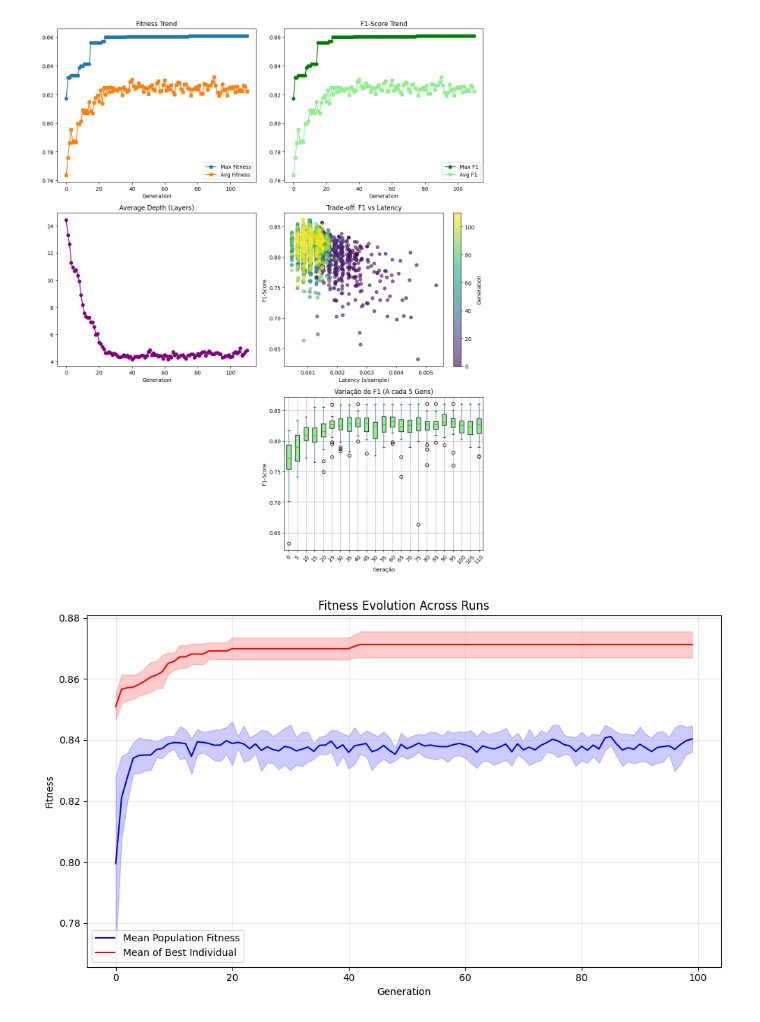
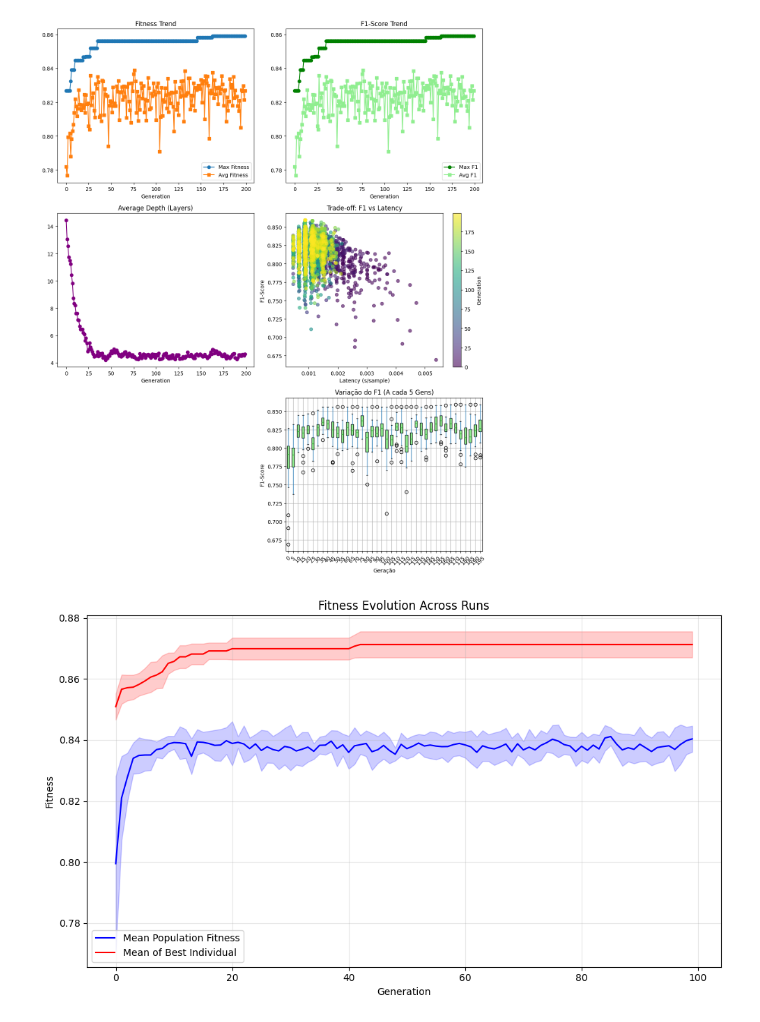
Before and after one commit to filipeobrist/LLM_Evolution, a Jupyter notebook: src/code/plot_results.ipynb, the cells around one changed output. Saved outputs shown, nothing was run; the diff lists cells and outputs as text; code cells hidden in the pictures.

Commit message:
Saving Results From run of 300 steps

```diff
--- a/src/code/plot_results.ipynb
+++ b/src/code/plot_results.ipynb
@@ -5,7 +5,7 @@ import numpy as np
 # %%
 
 # Carregar os dados
-df = pd.read_csv('results_run_1_seed_42_200_steps.csv')
+df = pd.read_csv('results_run_1_seed_42_300_steps.csv')
 
 # Agregação por geração
 gen_agg = df.groupby('generation').agg({
@@ -43,34 +43,34 @@ plt.xlabel('Generation')
 # 4. Trade-off F1 vs Latency
 plt.subplot(3, 2, 4)
 scatter = plt.scatter(df['latency'], df['f1'], c=df['generation'], cmap='viridis', alpha=0.6)
 plt.colorbar(scatter, label='Generation')
 plt.title('Trade-off: F1 vs Latency')
 plt.xlabel('Latency (s/sample)')
 plt.ylabel('F1-Score')
 
 # 5. Evolução da Variância do F1
 plt.subplot(3, 2, 6)
 
 # Filtramos o DataFrame: gerações onde o resto da divisão por 5 é zero
 df_filtered = df[df['generation'] % 5 == 0]
 
 # Usamos o boxplot do pandas agrupando por geração
 df_filtered.boxplot(column='f1', by='generation', ax=plt.gca(),
                     patch_artist=True,
                     boxprops=dict(facecolor='lightgreen', color='black'))
 
 plt.title('Variação do F1 (A cada 5 Gens)')
 plt.suptitle('') # Remove o título automático chato do pandas
 plt.xlabel('Geração')
 plt.ylabel('F1-Score')
 
 # Ajuste visual para não amontoar os números no eixo X
 plt.xticks(rotation=45)
 
 plt.tight_layout()
 plt.show()
 # %% [output]
-[figure, old version]
+[figure, new version]
 # %%
 base_path = '../data/agnews/200_steps/evolution/'
 seeds = [42, 123, 999, 2024, 7]
```
Also changed, not shown: 33 other files.
